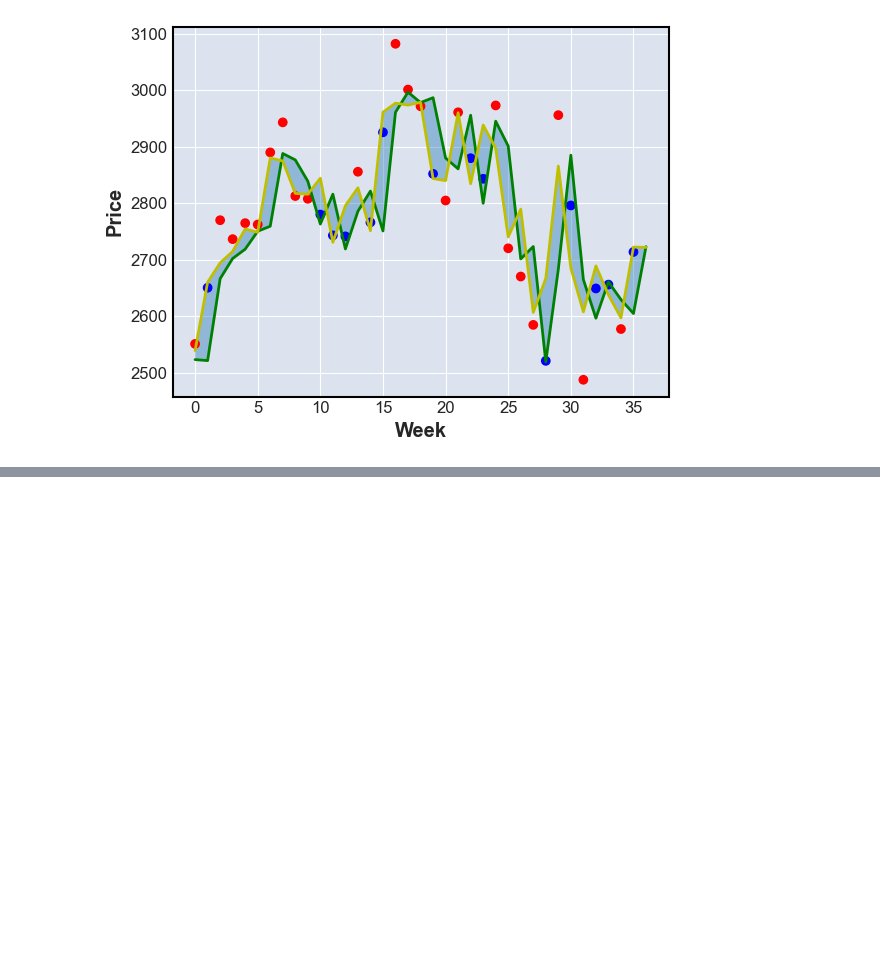
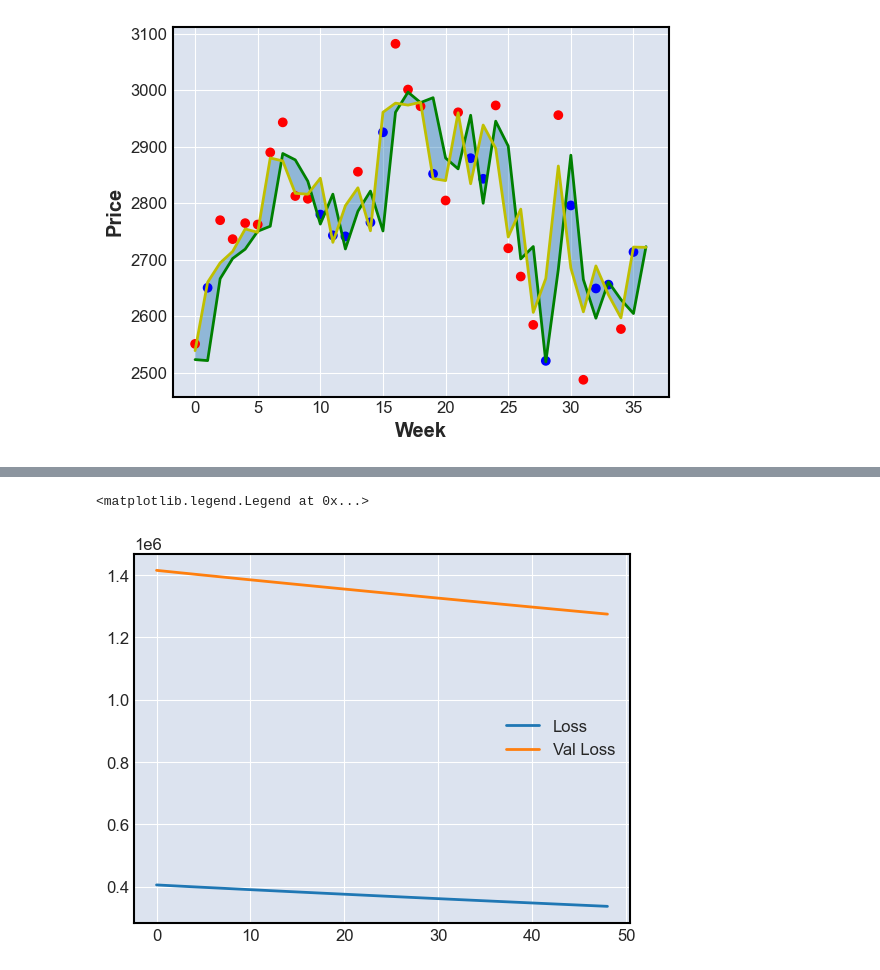
Before and after one commit to marcosmartinezfco/Proyecto-Fin-Grado-61IW, a Jupyter notebook: predictionModule/lstm.ipynb, the cells around one changed output, grey strips where cells are left out. Cells and saved outputs as stored; diff of their text form; code cells hidden in the pictures; blank space fills up the shorter version.

```diff
--- a/predictionModule/lstm.ipynb
+++ b/predictionModule/lstm.ipynb
@@ -69,0 +232,8 @@ First nerual network model
+# %%
+inputs = keras.layers.Input(shape=(x_train.shape[1:]))
+x = keras.layers.LSTM(4, activation='relu' , return_sequences=True)(inputs)
+x = keras.layers.LSTM(6, activation='relu' , return_sequences=True)(x)
+x = keras.layers.LSTM(3, activation='relu' , return_sequences=False)(x)
+output = keras.layers.Dense(1, activation="linear")(x)
+model = keras.Model(inputs=inputs, outputs=output, name="v1.0")
+model.summary()
@@ -69,0 +260,14 @@ First nerual network model
+# %%
+tf.random.set_seed(7)
+model.compile(
+    loss=keras.losses.MeanSquaredError(),
+    optimizer=keras.optimizers.Adam(learning_rate=0.01),
+)
+history = model.fit(
+    x_train[:-100], y_train[:-100],
+    validation_data=(x_train[-100:], y_train[-100:]),
+    batch_size=5, epochs=50, shuffle=False,
+    callbacks=[
+        keras.callbacks.EarlyStopping(patience=2, restore_best_weights=True)
+    ]
+)
@@ -69,0 +292,8 @@ First nerual network model
+# %%
+fig, ax = plt.subplots()
+ax.plot(history.history['loss'][1:], label='Loss')
+ax.plot(history.history['val_loss'][1:], label='Val Loss')
+ax.legend()
+# %% [output]
+<matplotlib.legend.Legend at 0x...>
+[figure, added]
```
Also changed, not shown: parts of 14 cells of this notebook, 2 other files.
